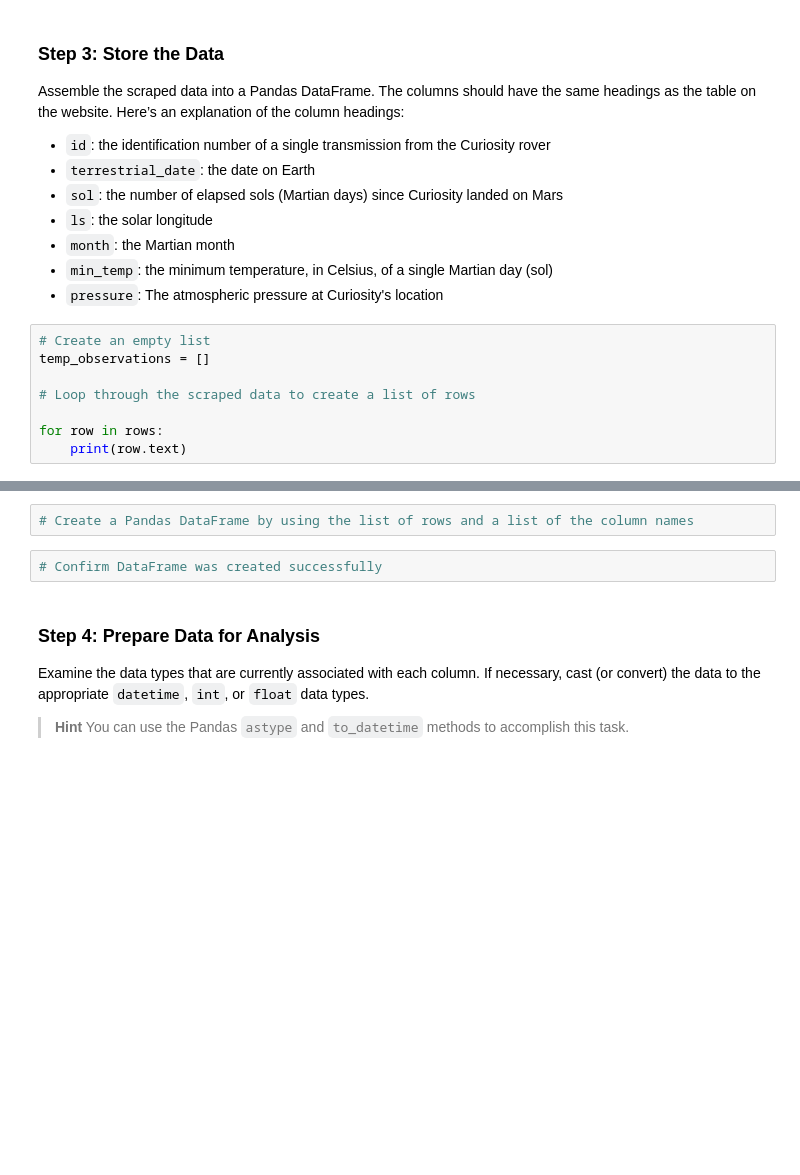
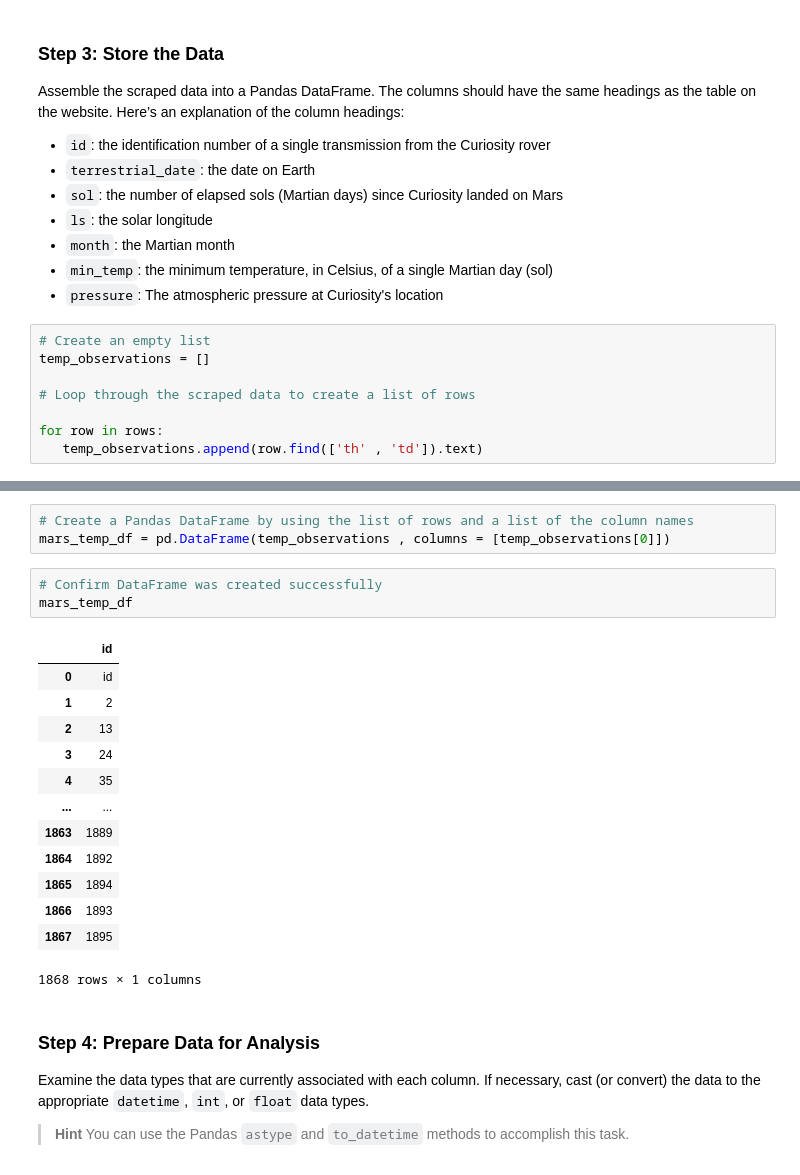
Before and after one commit to Patrick-Bacza/web-scraping-challenge, a Jupyter notebook: part_2_mars_weather.ipynb, the cells around one changed output, grey strips where cells are left out. Drawn from its saved outputs; the diff is of its cells as text; blank space fills up the shorter version.

```diff
--- a/part_2_mars_weather.ipynb
+++ b/part_2_mars_weather.ipynb
@@ -55,4 +75,4 @@ temp_observations = []
 # Loop through the scraped data to create a list of rows
 
 for row in rows:
-    print(row.text)
+   temp_observations.append(row.find(['th' , 'td']).text)
@@ -77,7 +99,23 @@ pressure
 # %%
 # Create a Pandas DataFrame by using the list of rows and a list of the column names
+mars_temp_df = pd.DataFrame(temp_observations , columns = [temp_observations[0]])
 # %%
 # Confirm DataFrame was created successfully
+mars_temp_df
+# %% [output]
+|  | id |
+| 0 | id |
+| 1 | 2 |
+| 2 | 13 |
+| 3 | 24 |
+| 4 | 35 |
+| ... | ... |
+| 1863 | 1889 |
+| 1864 | 1892 |
+| 1865 | 1894 |
+| 1866 | 1893 |
+| 1867 | 1895 |
+1868 rows × 1 columns
 # %% [markdown]
 ### Step 4: Prepare Data for Analysis
 
```
Also changed, not shown: parts of 3 cells of this notebook.
